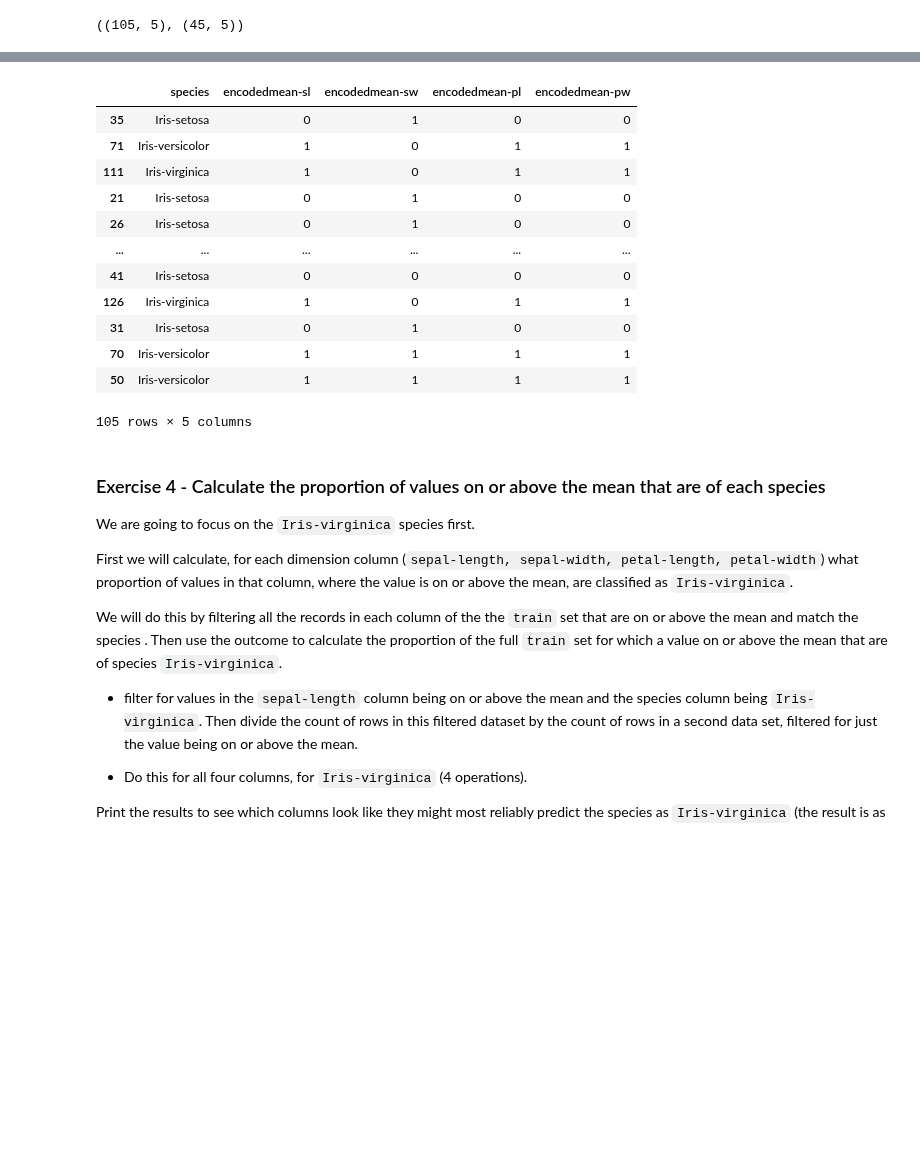
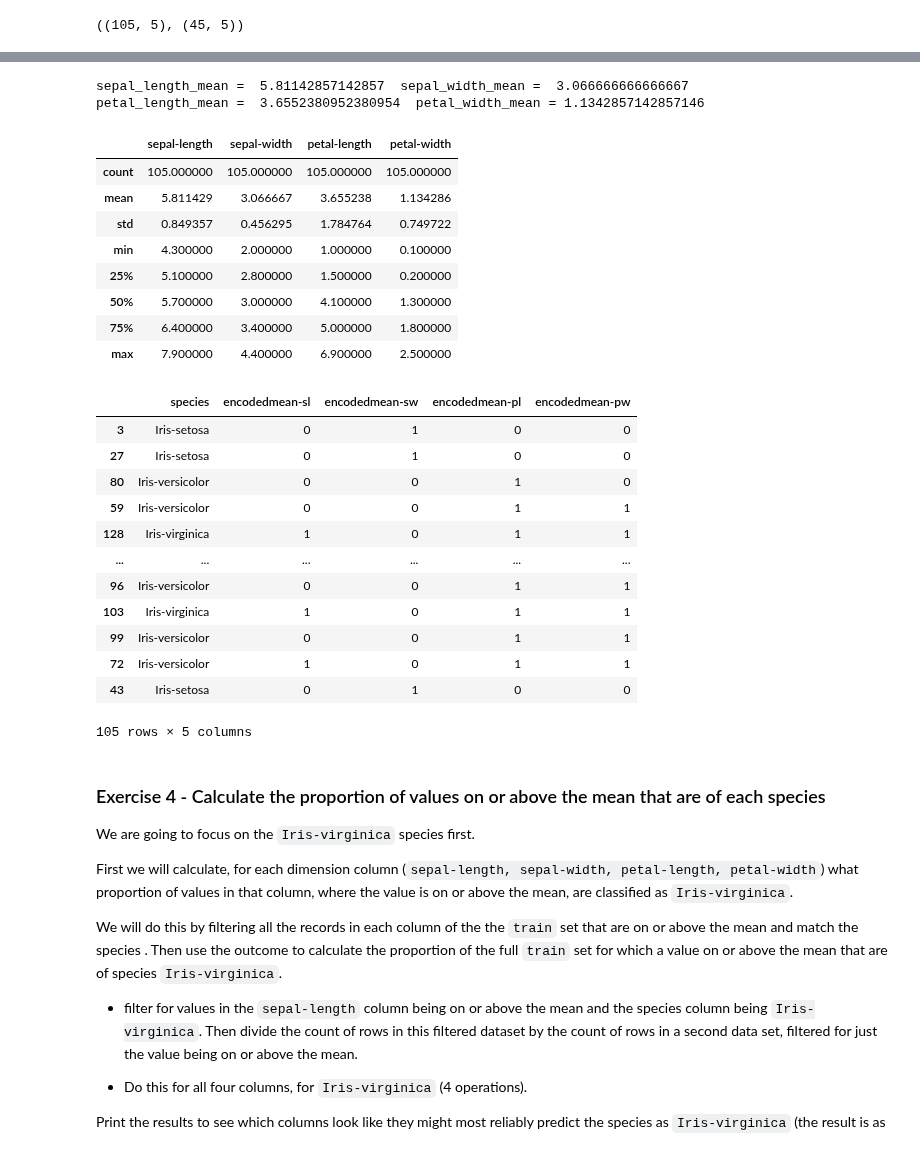
Before and after one commit to sysphcd/PythonProgrammingforData, a Jupyter notebook: 15_2_Decision_Tree_coded_model.ipynb, the cells around one changed output, grey strips where cells are left out. Cells and saved outputs as stored; diff of their text form; code cells hidden in the pictures; blank space fills up the shorter version.

```diff
--- a/15_2_Decision_Tree_coded_model.ipynb
+++ b/15_2_Decision_Tree_coded_model.ipynb
@@ -178,5 +252,29 @@ any null values in petal-width ? =  False
+# %%
+sepal_length_mean = train['sepal-length'].mean()
+sepal_width_mean = train['sepal-width'].mean()
+petal_length_mean = train['petal-length'].mean()
+petal_width_mean = train['petal-width'].mean()
+# Print the four means and compare to the output of train.describe() to check that they have been calculated correctly.
+print('sepal_length_mean = ', sepal_length_mean, ' sepal_width_mean = ', sepal_width_mean)
+print('petal_length_mean = ', petal_length_mean, ' petal_width_mean =', petal_width_mean)
+# %% [output]
+sepal_length_mean =  5.81142857142857  sepal_width_mean =  3.066666666666667
+petal_length_mean =  3.6552380952380954  petal_width_mean = 1.1342857142857146
+# %%
+# see the value of the means of the training set.
+train.describe()
+# %% [output]
+|  | sepal-length | sepal-width | petal-length | petal-width |
+| count | 105.000000 | 105.000000 | 105.000000 | 105.000000 |
+| mean | 5.811429 | 3.066667 | 3.655238 | 1.134286 |
+| std | 0.849357 | 0.456295 | 1.784764 | 0.749722 |
+| min | 4.300000 | 2.000000 | 1.000000 | 0.100000 |
+| 25% | 5.100000 | 2.800000 | 1.500000 | 0.200000 |
+| 50% | 5.700000 | 3.000000 | 4.100000 | 1.300000 |
+| 75% | 6.400000 | 3.400000 | 5.000000 | 1.800000 |
+| max | 7.900000 | 4.400000 | 6.900000 | 2.500000 |
 # %%
-
+#Create a new dataframe with the numeric columns encoded so show a 1 for any value that is above the mean for its column and 0 for any that isn't.
 # get the mean for each column and apply a function to encode into 1 (above mean) and 0 (mean or below mean)
 def encode(df, **kwds):
   key = kwds['key']
@@ -184,12 +282,6 @@ def encode(df, **kwds):
   if df[key] >= indicator:
     return 1
   return 0
-
-
-sepal_length_mean = train['sepal-length'].mean()
-sepal_width_mean = train['sepal-width'].mean()
-petal_length_mean = train['petal-length'].mean()
-petal_width_mean = train['petal-width'].mean()
 
 # run the function for each column so that each of the four columns are encoded, then drop the original columns, saving as a new dataframe
 train['encodedmean-sl'] = train.apply(encode, axis=1, key='sepal-length', indicator=sepal_length_mean)
@@ -206,17 +298,17 @@ encodedmean_train.drop('petal-width', axis=1, inplace=True)
 display(encodedmean_train)
 # %% [output]
 |  | species | encodedmean-sl | encodedmean-sw | encodedmean-pl | encodedmean-pw |
-| 35 | Iris-setosa | 0 | 1 | 0 | 0 |
-| 71 | Iris-versicolor | 1 | 0 | 1 | 1 |
-| 111 | Iris-virginica | 1 | 0 | 1 | 1 |
-| 21 | Iris-setosa | 0 | 1 | 0 | 0 |
-| 26 | Iris-setosa | 0 | 1 | 0 | 0 |
+| 3 | Iris-setosa | 0 | 1 | 0 | 0 |
+| 27 | Iris-setosa | 0 | 1 | 0 | 0 |
+| 80 | Iris-versicolor | 0 | 0 | 1 | 0 |
+| 59 | Iris-versicolor | 0 | 0 | 1 | 1 |
+| 128 | Iris-virginica | 1 | 0 | 1 | 1 |
 | ... | ... | ... | ... | ... | ... |
-| 41 | Iris-setosa | 0 | 0 | 0 | 0 |
-| 126 | Iris-virginica | 1 | 0 | 1 | 1 |
-| 31 | Iris-setosa | 0 | 1 | 0 | 0 |
-| 70 | Iris-versicolor | 1 | 1 | 1 | 1 |
-| 50 | Iris-versicolor | 1 | 1 | 1 | 1 |
+| 96 | Iris-versicolor | 0 | 0 | 1 | 1 |
+| 103 | Iris-virginica | 1 | 0 | 1 | 1 |
+| 99 | Iris-versicolor | 0 | 0 | 1 | 1 |
+| 72 | Iris-versicolor | 1 | 0 | 1 | 1 |
+| 43 | Iris-setosa | 0 | 1 | 0 | 0 |
 105 rows × 5 columns
 # %% [markdown]
 ### Exercise 4 - Calculate the proportion of values on or above the mean that are of each species
```
Also changed, not shown: parts of 34 cells of this notebook.
